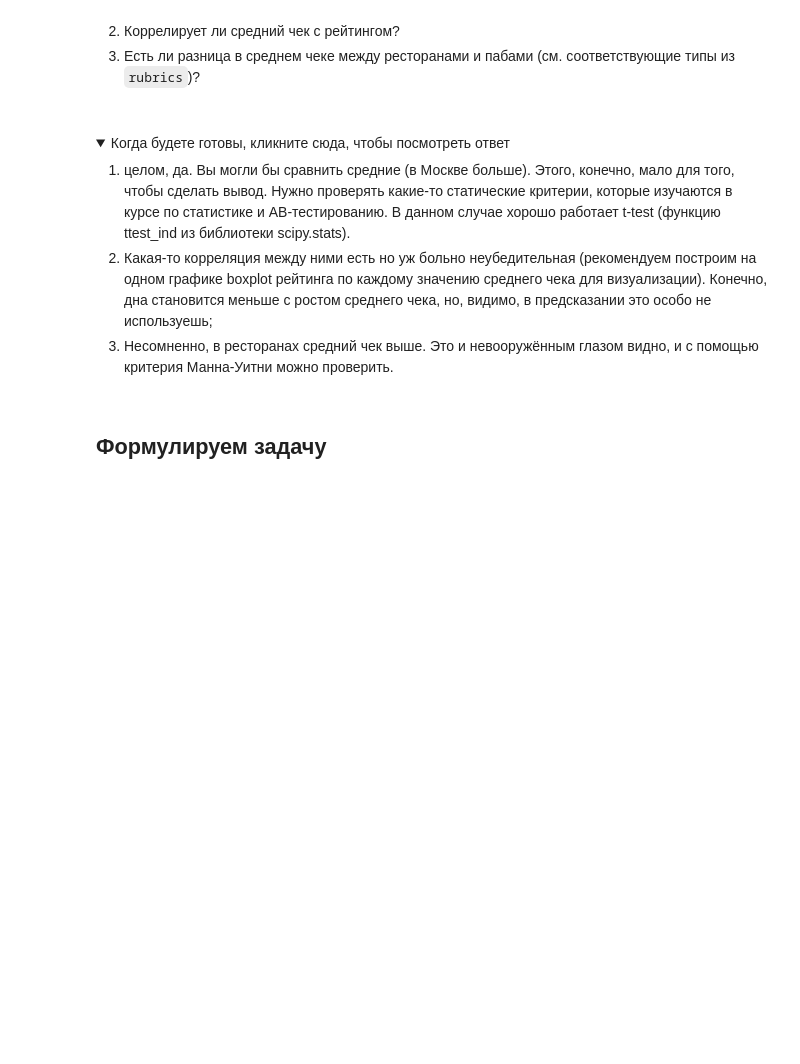
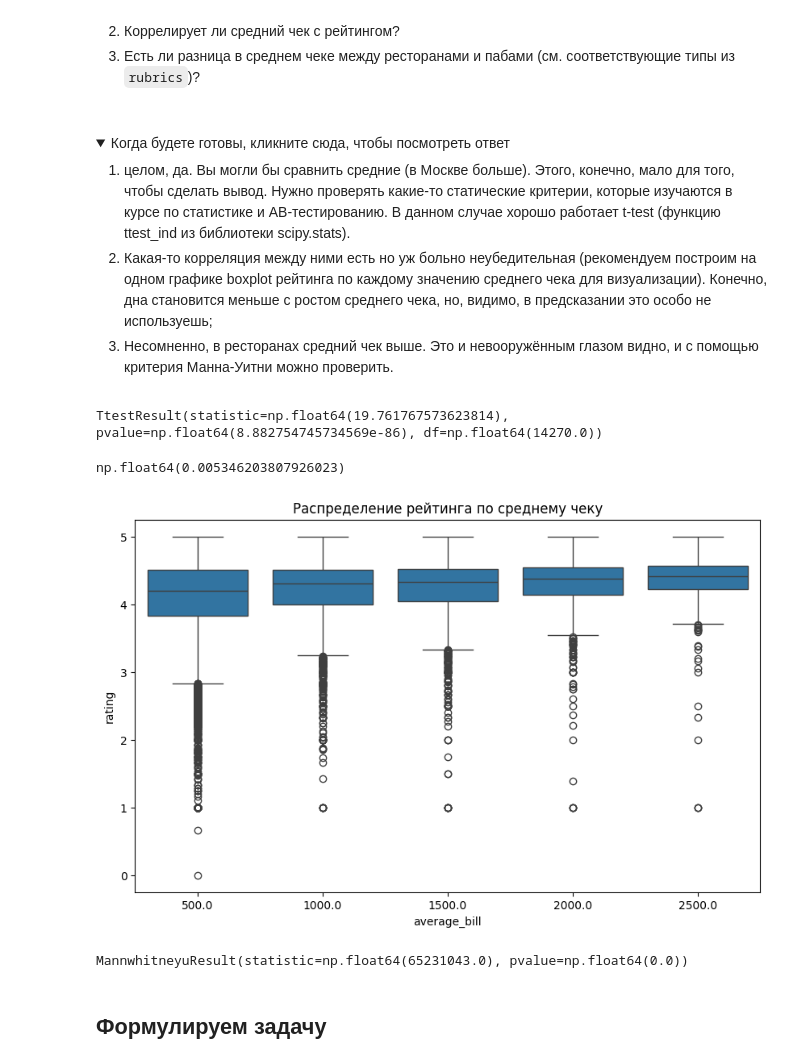
Before and after one commit to GlumiiA/yandex-ml-handbook-solutions, a Jupyter notebook: 01-intro/autohw_intro.ipynb, the cells around one changed output. Drawn from its saved outputs; the diff is of its cells as text; code cells hidden in the pictures; folded sections open; blank space fills up the shorter version.

```diff
--- a/01-intro/autohw_intro.ipynb
+++ b/01-intro/autohw_intro.ipynb
@@ -205,0 +237,3 @@ rubric_dict
+# %%
+clean_data = data[data['average_bill'].notna() & (data['average_bill'] <= 2500)]
+clean_data.shape[0]
@@ -231,6 +275,41 @@ rubric_dict
       <li>Несомненно, в ресторанах средний чек выше. Это и невооружённым глазом видно, и с помощью критерия Манна-Уитни можно проверить.</li>
     </ol>
 </details>
+# %%
+from scipy.stats import ttest_ind
+
+
+msk_bills = cafe_data[cafe_data['city'] == 'msk']['average_bill']
+spb_bills = cafe_data[cafe_data['city'] == 'spb']['average_bill']
+
+result = ttest_ind(msk_bills, spb_bills)
+result
+# %% [output]
+TtestResult(statistic=np.float64(19.761767573623814), pvalue=np.float64(8.882754745734569e-86), df=np.float64(14270.0))
+# %%
+data['rating'].corr(data['average_bill'])
+# %% [output]
+np.float64(0.005346203807926023)
+# %%
+
+plt.figure(figsize=(10, 6))
+sns.boxplot(data=clean_data, x='average_bill', y='rating')
+plt.xlabel('average_bill')
+plt.ylabel('rating')
+plt.title('Распределение рейтинга по среднему чеку')
+plt.show()
+# %% [output]
+[figure, added]
+# %%
+from scipy.stats import mannwhitneyu
+
+cafe_bills = cafe_data['average_bill']
+id_restaurnt = rubrics[rubrics['rubric_name'] == 'Ресторан']['rubric_id'].item()
+restaurnt_data = clean_data[clean_data['rubrics_id'].apply(lambda x: id_restaurnt in map(int, x.split(' ')))]
+restaurnt_bills = restaurnt_data['average_bill']
+mannwhitneyu(cafe_bills, restaurnt_bills)
+# %% [output]
+MannwhitneyuResult(statistic=np.float64(65231043.0), pvalue=np.float64(0.0))
 # %% [markdown]
 ## Формулируем задачу
 # %% [markdown]
```
Also changed, not shown: parts of 28 cells of this notebook.
